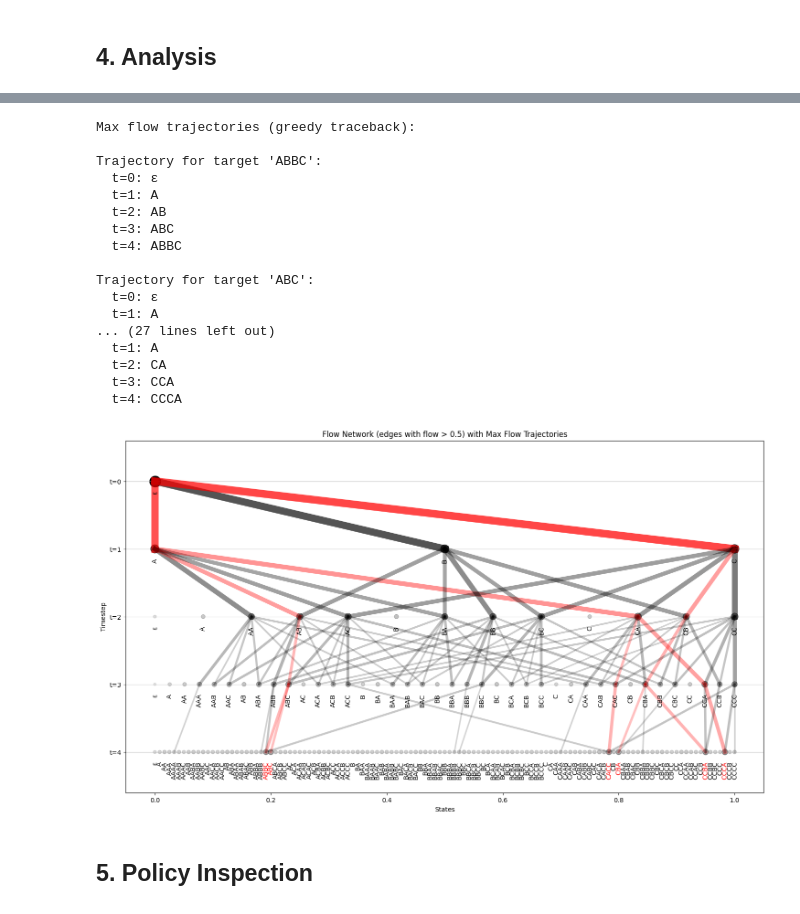
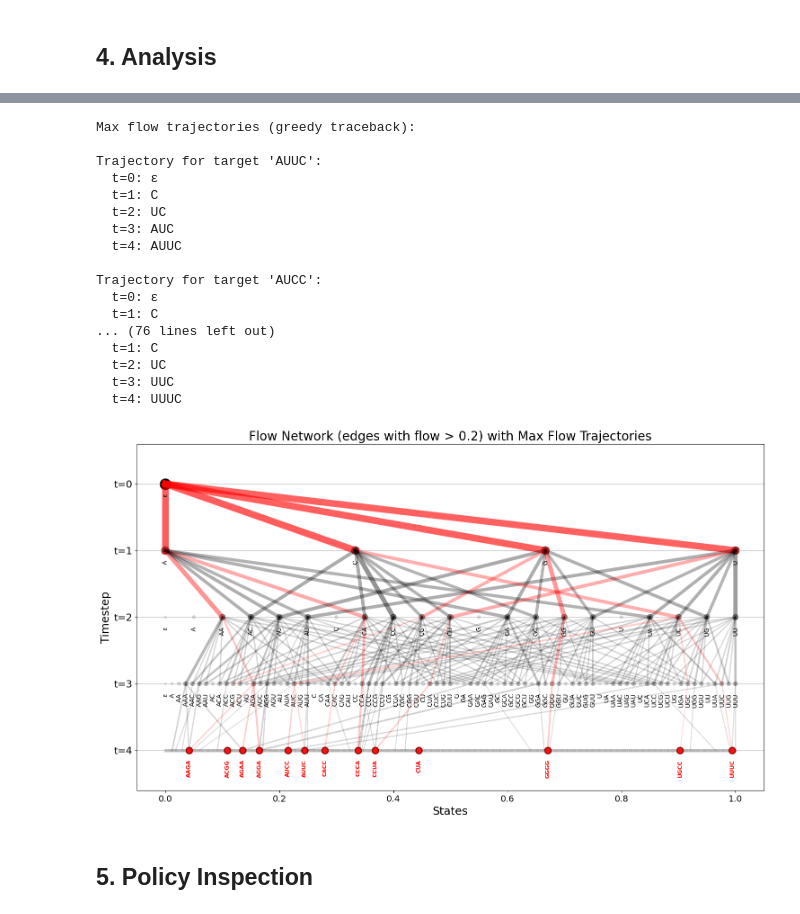
Before and after one commit to qhuang20/gflownet-seq-gen, a Jupyter notebook: run_training.ipynb, the cells around one changed output, grey strips where cells are left out. Saved outputs shown, nothing was run; the diff lists cells and outputs as text; code cells hidden in the pictures.

```diff
--- a/run_training.ipynb
+++ b/run_training.ipynb
@@ -141,33 +111,30 @@ plt.show()
-# %%
-# Visualize flow network with greedy traceback trajectories (red)
-# Red lines show the maximum flow path from root to each target
-fig = plot_flow_network(
-    result.model,
-    target_sequences=target_sequences,
-    edge_flow_threshold=0.5,
-    show_edge_labels=False,
-    show_target_trajectory=True,  # 显式设置（默认已开启）
-)
-plt.show()
-# %% [output]
-Max flow trajectories (greedy traceback):
-
-Trajectory for target 'ABBC':
-  t=0: ε
-  t=1: A
-  t=2: AB
-  t=3: ABC
-  t=4: ABBC
-
-Trajectory for target 'ABC':
-  t=0: ε
-  t=1: A
-... (27 lines left out)
-  t=1: A
-  t=2: CA
-  t=3: CCA
-  t=4: CCCA
-[figure, removed]
+# %%
+plot_flow_network(
+    result.model,
+    target_sequences=target_sequences,
+    edge_flow_threshold=0.2,
+    show_nontarget_terminal_labels=False,
+)
+plt.show()
+# %% [output]
+Max flow trajectories (greedy traceback):
+
+Trajectory for target 'AUUC':
+  t=0: ε
+  t=1: C
+  t=2: UC
+  t=3: AUC
+  t=4: AUUC
+
+Trajectory for target 'AUCC':
+  t=0: ε
+  t=1: C
+... (76 lines left out)
+  t=1: C
+  t=2: UC
+  t=3: UUC
+  t=4: UUUC
+[figure, added]
 # %% [markdown]
 ## 5. Policy Inspection
 # %%
```
Also changed, not shown: parts of 28 cells of this notebook, 39 other files.
